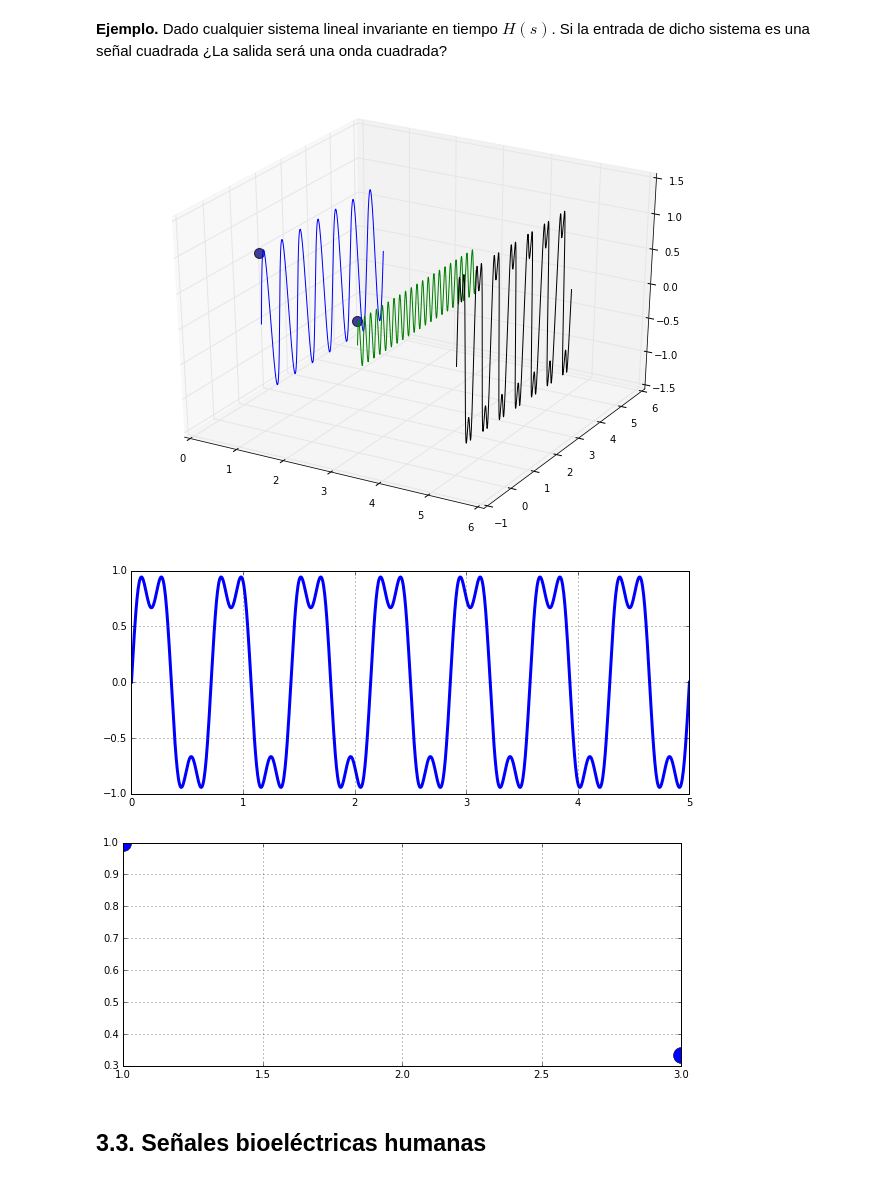
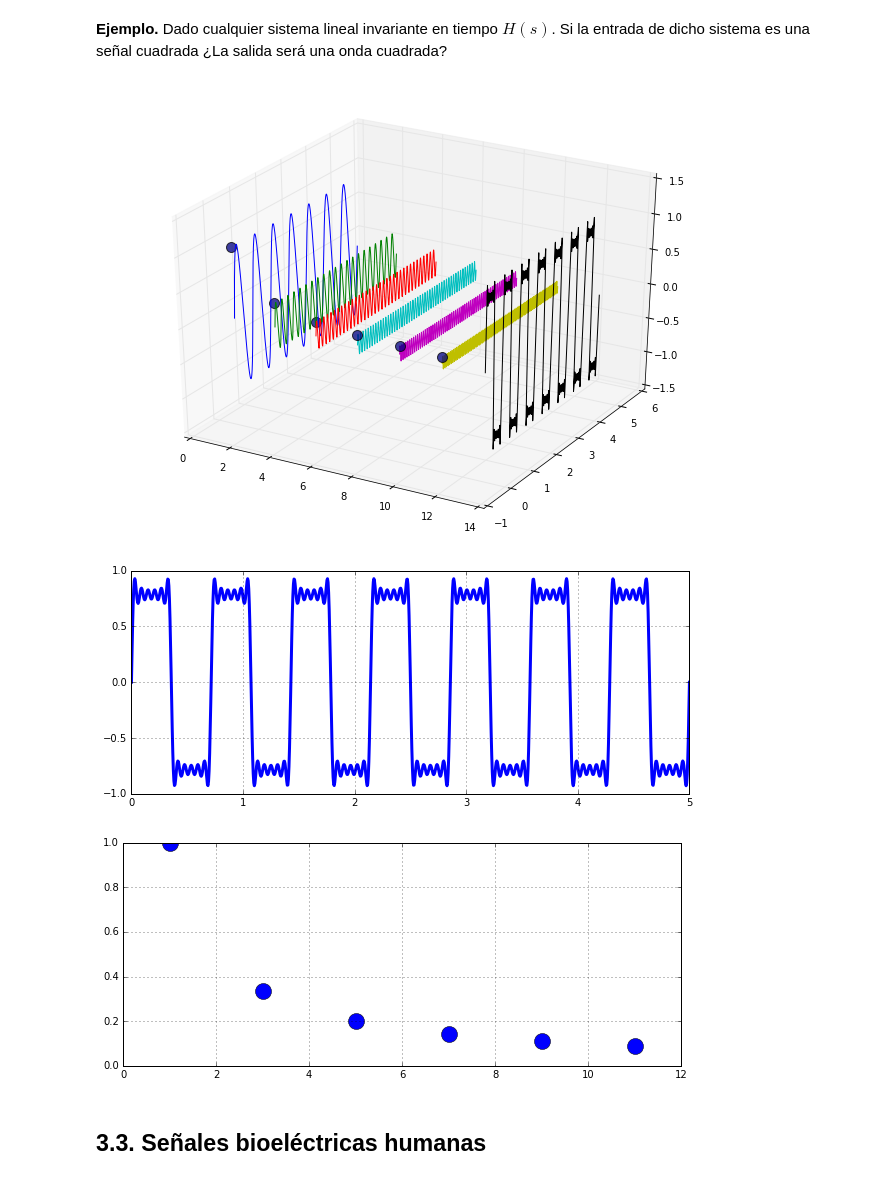
Before and after one commit to Poswer96/filtra_23-i, a Jupyter notebook: src/1. Contextualización/3. Espectro de frecuencias de una señal.ipynb, the cells around one changed output. Saved outputs shown, nothing was run; the diff lists cells and outputs as text; code cells hidden in the pictures.

```diff
--- a/src/1. Contextualización/3. Espectro de frecuencias de una señal.ipynb
+++ b/src/1. Contextualización/3. Espectro de frecuencias de una señal.ipynb
@@ -106,34 +106,34 @@ import matplotlib.pyplot as plt
 # %%
 fig = plt.figure(figsize=(11, 8))
 ax = fig.gca(projection='3d')
 
 t     = np.linspace(0, 7, 1000)
 y     = np.linspace(0, 5, 1000)
 
-F     = np.array( [1,3] )
+F     = np.array( [1,3,5,7,9,11] )
 X, Zx = [], []
 Z     = np.zeros(len(t))
 for f in F:
     z     =   np.sin (2*np.pi*f*t)/f
     x     = f*np.ones(z.shape[0])
     Z    += z
     X     .append(x[0])
     Zx    .append(z.max())
     ax.plot(x, y, z)
 
 
 # Plot Sum in time domain
 f     = 10.
 x     = (F.max()+2)*np.ones(z.shape[0])
 ax.plot(x, y, 4*Z/np.pi,color='k')
 
 
 for i,j in zip(X,Zx):
     ax.scatter([i], [0], [j], c=100, s=100, alpha=.75)
 
 plt.show()
 # %% [output]
-[figure, old version]
+[figure, new version]
 # %%
 plt.figure(figsize=(10,4))
 plt.plot(y,Z,linewidth=3)
@@ -144,8 +144,8 @@ plt.plot(X,Zx,'o',markersize=16)
 plt.grid('on')
 plt.show()
 # %% [output]
-[figure, old version]
+[figure, new version]
-[figure, old version]
+[figure, new version]
 # %% [markdown]
 ## 3.3. Señales bioeléctricas humanas
 # %%
```
Also changed, not shown: parts of 1 cell of this notebook, 7 other files.
